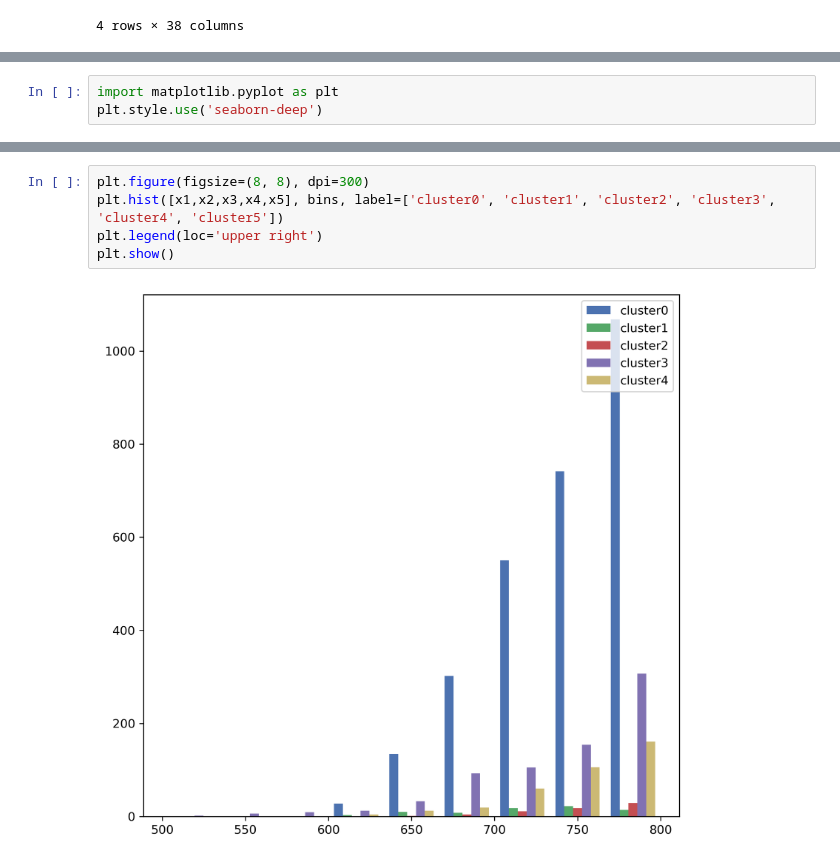
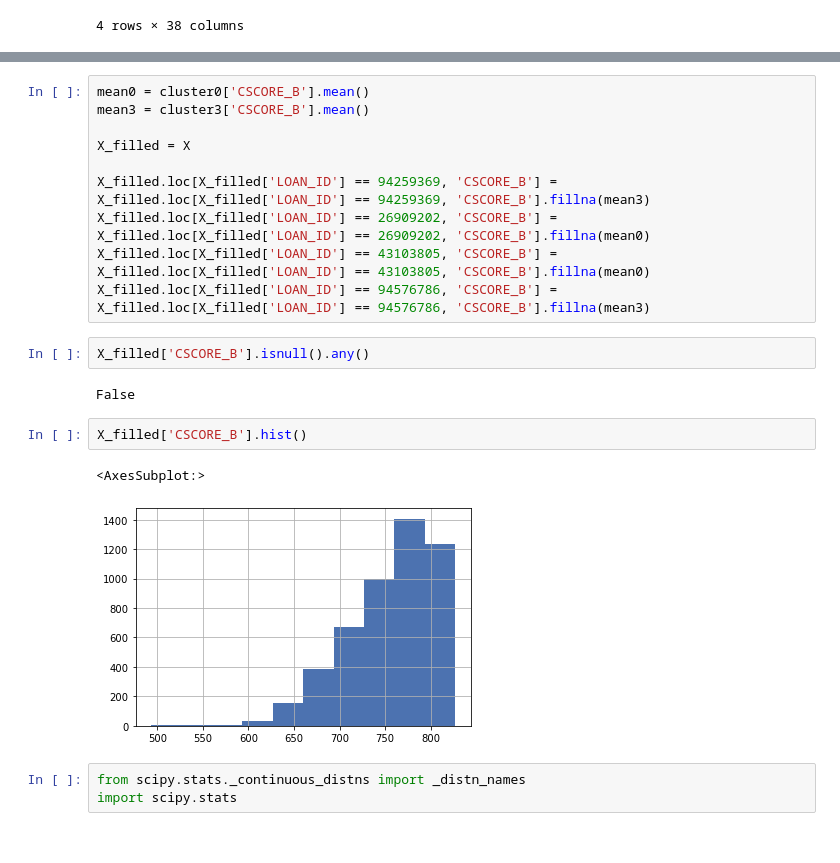
Before and after one commit to BohangWei/FDS-Final-Project, a Jupyter notebook: FinalProjectFall2021.ipynb, the cells around one changed output, grey strips where cells are left out. Saved outputs shown, nothing was run; the diff lists cells and outputs as text.

```diff
--- a/FinalProjectFall2021.ipynb
+++ b/FinalProjectFall2021.ipynb
@@ -440,3 +482,0 @@ cluster4 = X[X['ClusterId'] == 4]
-# %%
-import matplotlib.pyplot as plt
-plt.style.use('seaborn-deep')
@@ -451,7 +483,22 @@ bins = np.linspace(500, 800, 10)
-# %%
-plt.figure(figsize=(8, 8), dpi=300)
-plt.hist([x1,x2,x3,x4,x5], bins, label=['cluster0', 'cluster1', 'cluster2', 'cluster3', 'cluster4', 'cluster5'])
-plt.legend(loc='upper right')
-plt.show()
-# %% [output]
-[figure, removed]
+# %%
+mean0 = cluster0['CSCORE_B'].mean()
+mean3 = cluster3['CSCORE_B'].mean()
+
+X_filled = X
+
+X_filled.loc[X_filled['LOAN_ID'] == 94259369, 'CSCORE_B'] = X_filled.loc[X_filled['LOAN_ID'] == 94259369, 'CSCORE_B'].fillna(mean3)
+X_filled.loc[X_filled['LOAN_ID'] == 26909202, 'CSCORE_B'] = X_filled.loc[X_filled['LOAN_ID'] == 26909202, 'CSCORE_B'].fillna(mean0)
+X_filled.loc[X_filled['LOAN_ID'] == 43103805, 'CSCORE_B'] = X_filled.loc[X_filled['LOAN_ID'] == 43103805, 'CSCORE_B'].fillna(mean0)
+X_filled.loc[X_filled['LOAN_ID'] == 94576786, 'CSCORE_B'] = X_filled.loc[X_filled['LOAN_ID'] == 94576786, 'CSCORE_B'].fillna(mean3)
+# %%
+X_filled['CSCORE_B'].isnull().any()
+# %% [output]
+False
+# %%
+X_filled['CSCORE_B'].hist()
+# %% [output]
+<AxesSubplot:>
+[figure, added]
+# %%
+from scipy.stats._continuous_distns import _distn_names
+import scipy.stats
```
Also changed, not shown: parts of 12 cells of this notebook.
